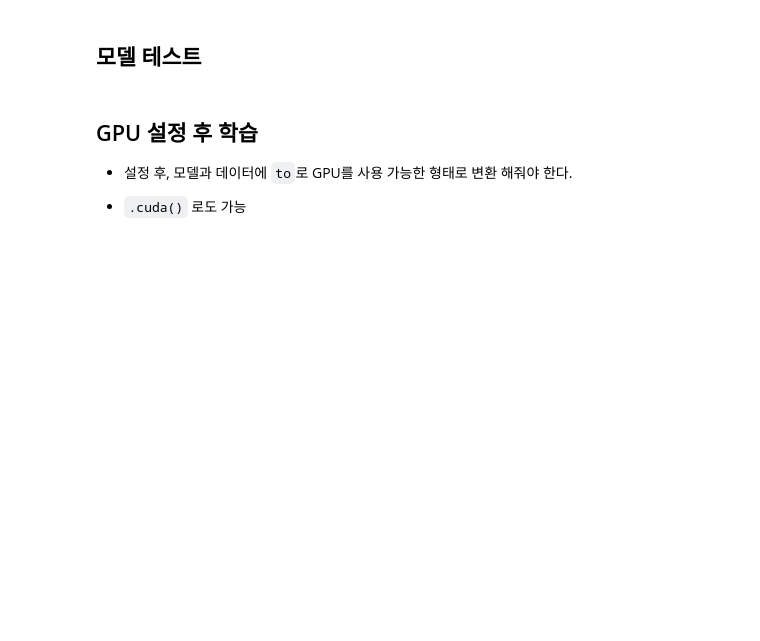
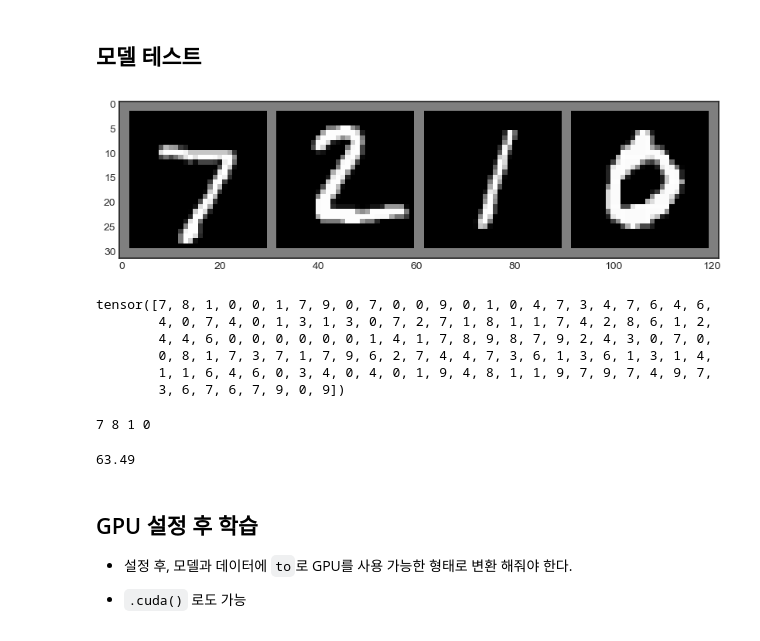
Before and after one commit to kksoo1769/study, a Jupyter notebook: code/deep_learning/10.pytorch_gen_nn/10-1.mnist.ipynb, the cells around one changed output. Drawn from its saved outputs; the diff is of its cells as text; code cells hidden in the pictures; blank space fills up the shorter version.

```diff
--- a/code/deep_learning/10.pytorch_gen_nn/10-1.mnist.ipynb
+++ b/code/deep_learning/10.pytorch_gen_nn/10-1.mnist.ipynb
@@ -40,2 +209,9 @@
 # %% [markdown]
 ## 모델 테스트
+# %%
+data_iter = iter(test_loader)
+imgs, labels = next(data_iter)
+
+imshow(torchvision.utils.make_grid(imgs[:4]))
+# %% [output]
+[figure, added]
@@ -42,3 +220,33 @@
+# %%
+pred_vals, pred_indices = torch.max(outputs, 1)
+
+pred_indices
+# %% [output]
+tensor([7, 8, 1, 0, 0, 1, 7, 9, 0, 7, 0, 0, 9, 0, 1, 0, 4, 7, 3, 4, 7, 6, 4, 6,
+        4, 0, 7, 4, 0, 1, 3, 1, 3, 0, 7, 2, 7, 1, 8, 1, 1, 7, 4, 2, 8, 6, 1, 2,
+        4, 4, 6, 0, 0, 0, 0, 0, 0, 1, 4, 1, 7, 8, 9, 8, 7, 9, 2, 4, 3, 0, 7, 0,
+        0, 8, 1, 7, 3, 7, 1, 7, 9, 6, 2, 7, 4, 4, 7, 3, 6, 1, 3, 6, 1, 3, 1, 4,
+        1, 1, 6, 4, 6, 0, 3, 4, 0, 4, 0, 1, 9, 4, 8, 1, 1, 9, 7, 9, 7, 4, 9, 7,
+        3, 6, 7, 6, 7, 9, 0, 9])
+# %%
+print(' '.join(f"{str(pred_indices[i].numpy())}" for i in range(4)))
+# %% [output]
+7 8 1 0
+# %%
+correct = 0
+total = 0
+
+with torch.no_grad():
+    for imgs, labels in test_loader:
+        outputs = net(imgs)
+        pred_vals, pred_indices = torch.max(outputs, 1)
+
+        total += labels.size(0)
+        correct += (pred_indices == labels).sum().item()
+
+print(100 * correct / total)
+# %% [output]
+63.49
 # %% [markdown]
 ## GPU 설정 후 학습
 - 설정 후, 모델과 데이터에 `to`로 GPU를 사용 가능한 형태로 변환 해줘야 한다.
```
Also changed, not shown: parts of 26 cells of this notebook, 2 other files.
